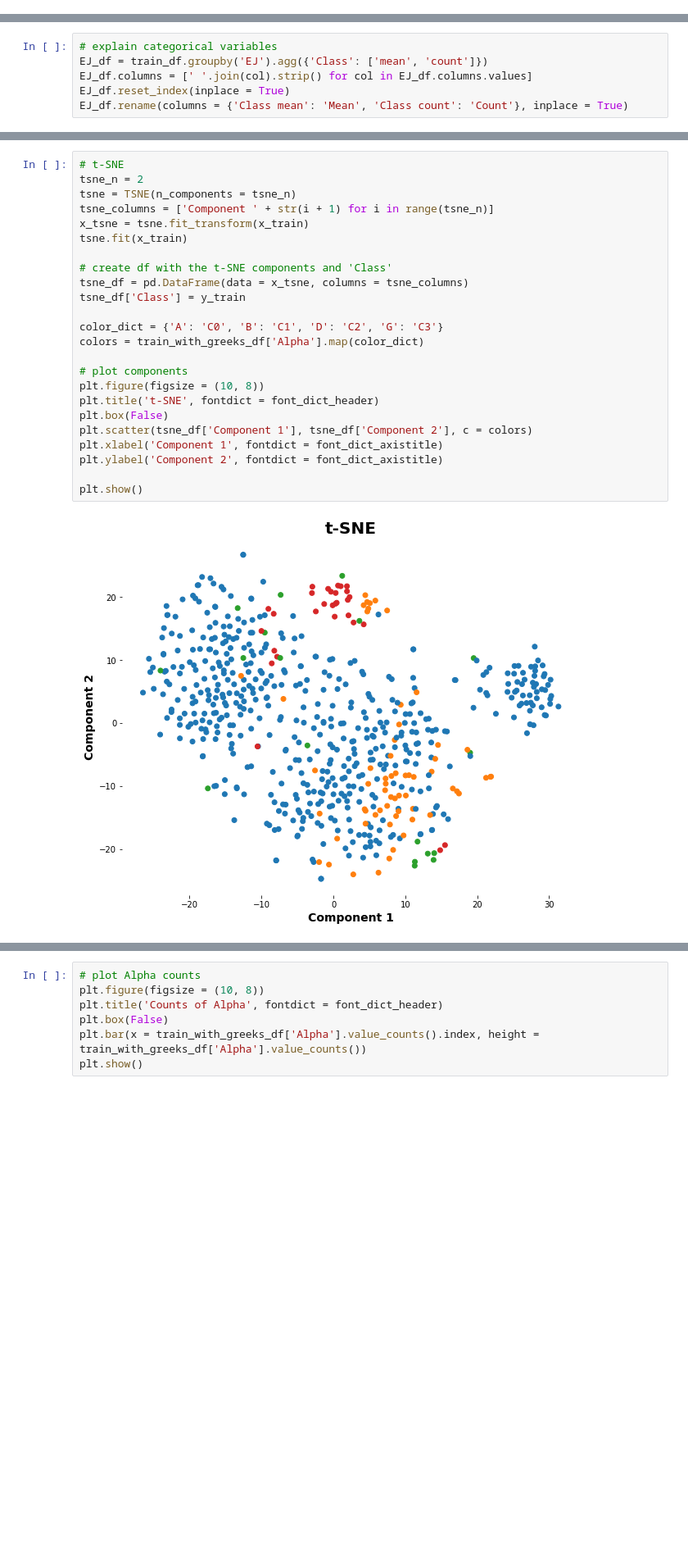
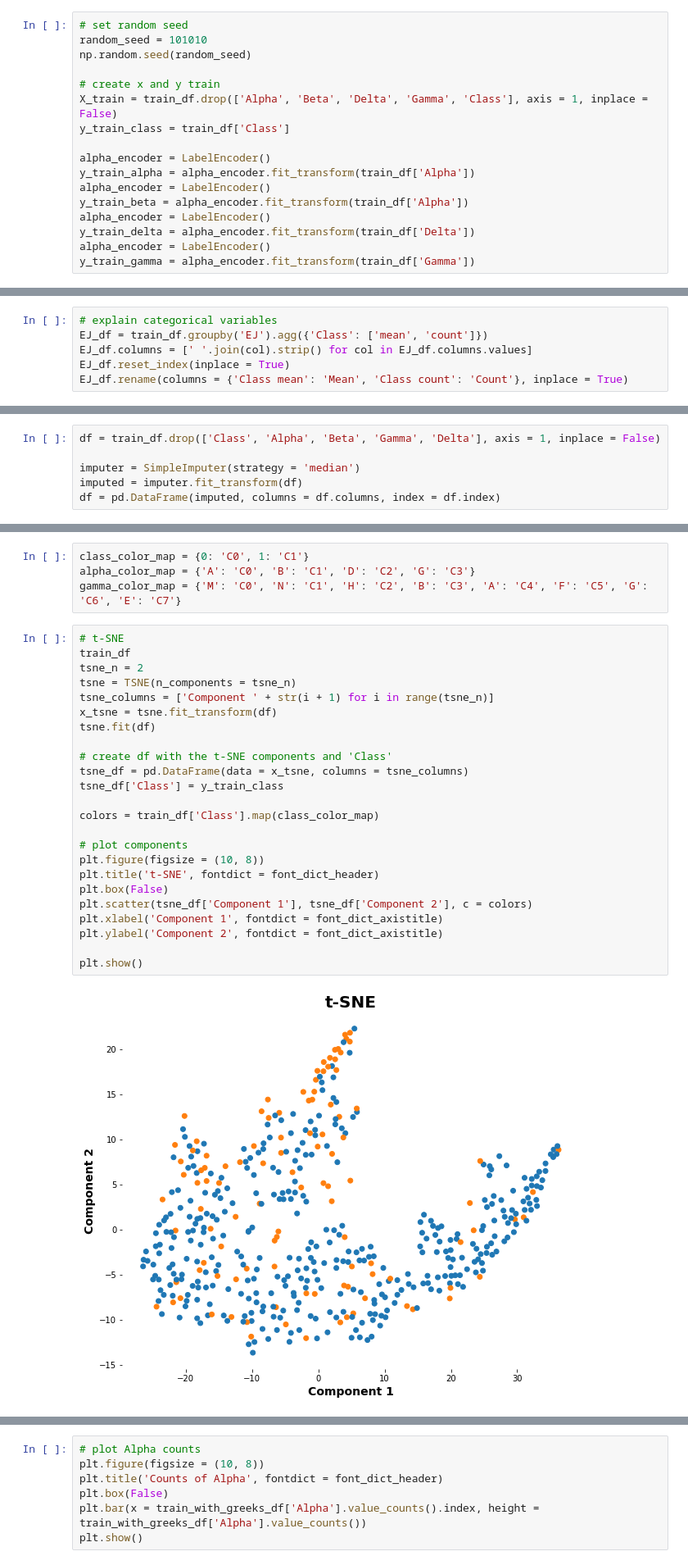
Before and after one commit to ClayGendron/icr-identify-age-related-conditions-kaggle, a Jupyter notebook: icr_eda.ipynb, the cells around one changed output, grey strips where cells are left out. Shown at 82% size. Drawn from its saved outputs; the diff is of its cells as text; blank space fills up the shorter version.

```diff
--- a/icr_eda.ipynb
+++ b/icr_eda.ipynb
@@ -20,3 +28,20 @@ train_with_greeks_df['Epsilon'] = pd.to_datetime(train_with_greeks_df['Epsilon']
+# %%
+# set random seed
+random_seed = 101010
+np.random.seed(random_seed)
+
+# create x and y train
+X_train = train_df.drop(['Alpha', 'Beta', 'Delta', 'Gamma', 'Class'], axis = 1, inplace = False)
+y_train_class = train_df['Class']
+
+alpha_encoder = LabelEncoder()
+y_train_alpha = alpha_encoder.fit_transform(train_df['Alpha'])
+alpha_encoder = LabelEncoder()
+y_train_beta = alpha_encoder.fit_transform(train_df['Alpha'])
+alpha_encoder = LabelEncoder()
+y_train_delta = alpha_encoder.fit_transform(train_df['Delta'])
+alpha_encoder = LabelEncoder()
+y_train_gamma = alpha_encoder.fit_transform(train_df['Gamma'])
 # %%
 # plot styles
 font_dict_header = {'size': 20, 'weight': 'bold'}
@@ -216,0 +227,6 @@ pca_components_df.abs().T.sort_values(by = 'Principal Component 1', ascending =
+# %%
+df = train_df.drop(['Class', 'Alpha', 'Beta', 'Gamma', 'Delta'], axis = 1, inplace = False)
+
+imputer = SimpleImputer(strategy = 'median')
+imputed = imputer.fit_transform(df)
+df = pd.DataFrame(imputed, columns = df.columns, index = df.index)
@@ -217,26 +235,30 @@ pca_components_df.abs().T.sort_values(by = 'Principal Component 1', ascending =
+# %%
+class_color_map = {0: 'C0', 1: 'C1'}
+alpha_color_map = {'A': 'C0', 'B': 'C1', 'D': 'C2', 'G': 'C3'}
+gamma_color_map = {'M': 'C0', 'N': 'C1', 'H': 'C2', 'B': 'C3', 'A': 'C4', 'F': 'C5', 'G': 'C6', 'E': 'C7'}
 # %%
 # t-SNE
+train_df
 tsne_n = 2
 tsne = TSNE(n_components = tsne_n)
 tsne_columns = ['Component ' + str(i + 1) for i in range(tsne_n)]
-x_tsne = tsne.fit_transform(x_train)
-tsne.fit(x_train)
+x_tsne = tsne.fit_transform(df)
+tsne.fit(df)
 
 # create df with the t-SNE components and 'Class'
 tsne_df = pd.DataFrame(data = x_tsne, columns = tsne_columns)
-tsne_df['Class'] = y_train
+tsne_df['Class'] = y_train_class
 
-color_dict = {'A': 'C0', 'B': 'C1', 'D': 'C2', 'G': 'C3'}
-colors = train_with_greeks_df['Alpha'].map(color_dict)
+colors = train_df['Class'].map(class_color_map)
 
 # plot components
 plt.figure(figsize = (10, 8))
 plt.title('t-SNE', fontdict = font_dict_header)
 plt.box(False)
 plt.scatter(tsne_df['Component 1'], tsne_df['Component 2'], c = colors)
 plt.xlabel('Component 1', fontdict = font_dict_axistitle)
 plt.ylabel('Component 2', fontdict = font_dict_axistitle)
 
 plt.show()
 # %% [output]
-[figure, old version]
+[figure, new version]
```
Also changed, not shown: parts of 28 cells of this notebook, 7 other files.
